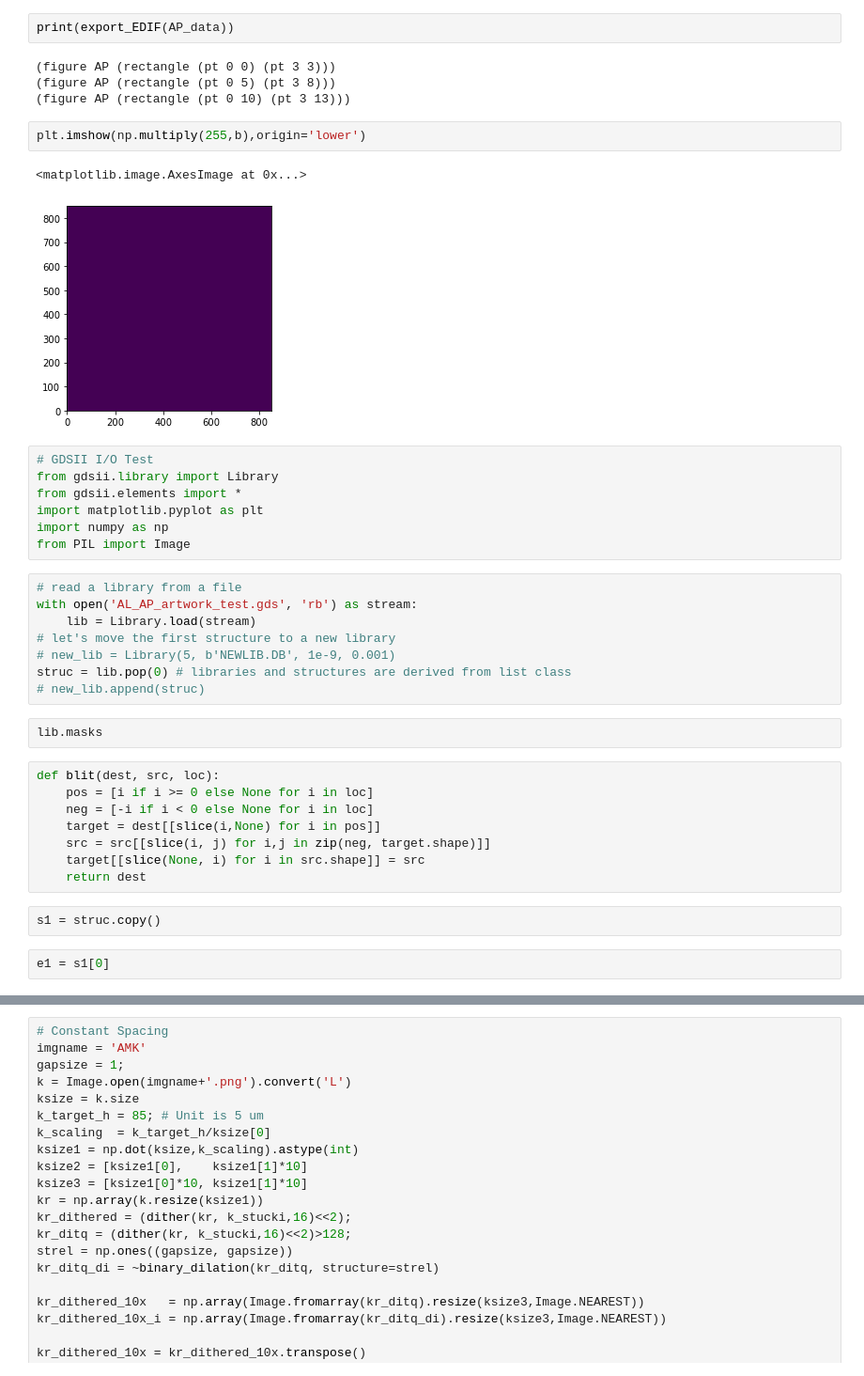
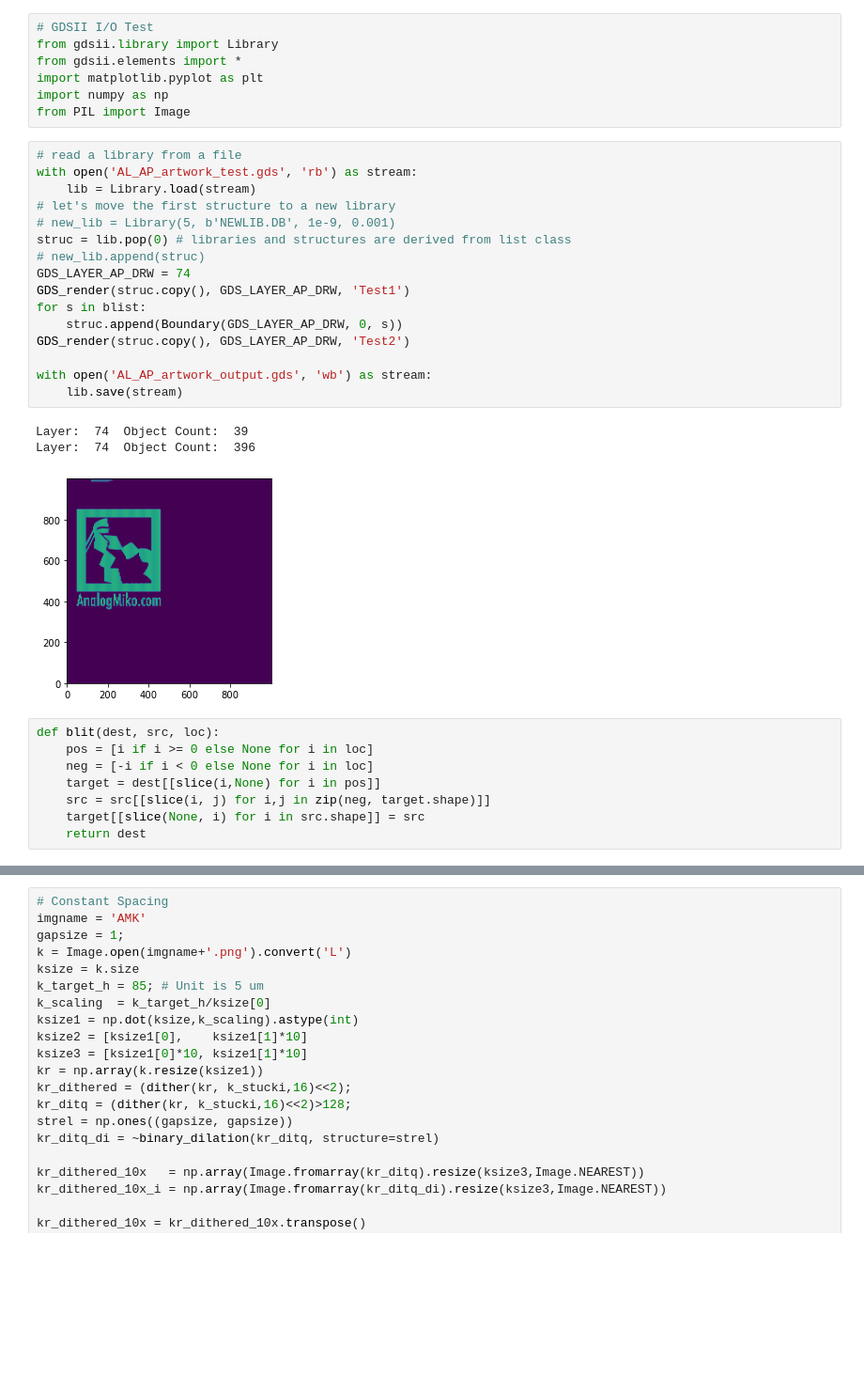
Before and after one commit to andylithia/Eika, a Jupyter notebook: AP_art/AP_art.ipynb, the cells around one changed output, grey strips where cells are left out. Shown: that part at 94% size. Drawn from its saved outputs; the diff is of its cells as text; blank space fills up the shorter version.

Commit message:
GDS Artwork Code Working

```diff
--- a/AP_art/AP_art.ipynb
+++ b/AP_art/AP_art.ipynb
@@ -28,14 +1,3 @@ def export_EDIF(data):
-# %%
-print(export_EDIF(AP_data))
-# %% [output]
-(figure AP (rectangle (pt 0 0) (pt 3 3)))
-(figure AP (rectangle (pt 0 5) (pt 3 8)))
-(figure AP (rectangle (pt 0 10) (pt 3 13)))
-# %%
-plt.imshow(np.multiply(255,b),origin='lower')
-# %% [output]
-<matplotlib.image.AxesImage at 0x...>
-[figure, removed]
 # %%
 # GDSII I/O Test
 from gdsii.library import Library
@@ -46,13 +8,23 @@ from PIL import Image
 # %%
 # read a library from a file
 with open('AL_AP_artwork_test.gds', 'rb') as stream:
     lib = Library.load(stream)
 # let's move the first structure to a new library
 # new_lib = Library(5, b'NEWLIB.DB', 1e-9, 0.001)
 struc = lib.pop(0) # libraries and structures are derived from list class
 # new_lib.append(struc)
+GDS_LAYER_AP_DRW = 74
+GDS_render(struc.copy(), GDS_LAYER_AP_DRW, 'Test1')
+for s in blist:
+    struc.append(Boundary(GDS_LAYER_AP_DRW, 0, s))
+GDS_render(struc.copy(), GDS_LAYER_AP_DRW, 'Test2')
+
+with open('AL_AP_artwork_output.gds', 'wb') as stream:
+    lib.save(stream)
+# %% [output]
+Layer:  74  Object Count:  39
+Layer:  74  Object Count:  396
+[figure, added]
-# %%
-lib.masks
 # %%
 def blit(dest, src, loc):
     pos = [i if i >= 0 else None for i in loc]
@@ -61,7 +33,3 @@ def blit(dest, src, loc):
     src = src[[slice(i, j) for i,j in zip(neg, target.shape)]]
     target[[slice(None, i) for i in src.shape]] = src
     return dest
-# %%
-s1 = struc.copy()
-# %%
-e1 = s1[0]
```
Also changed, not shown: parts of 10 cells of this notebook, 8 other files.
